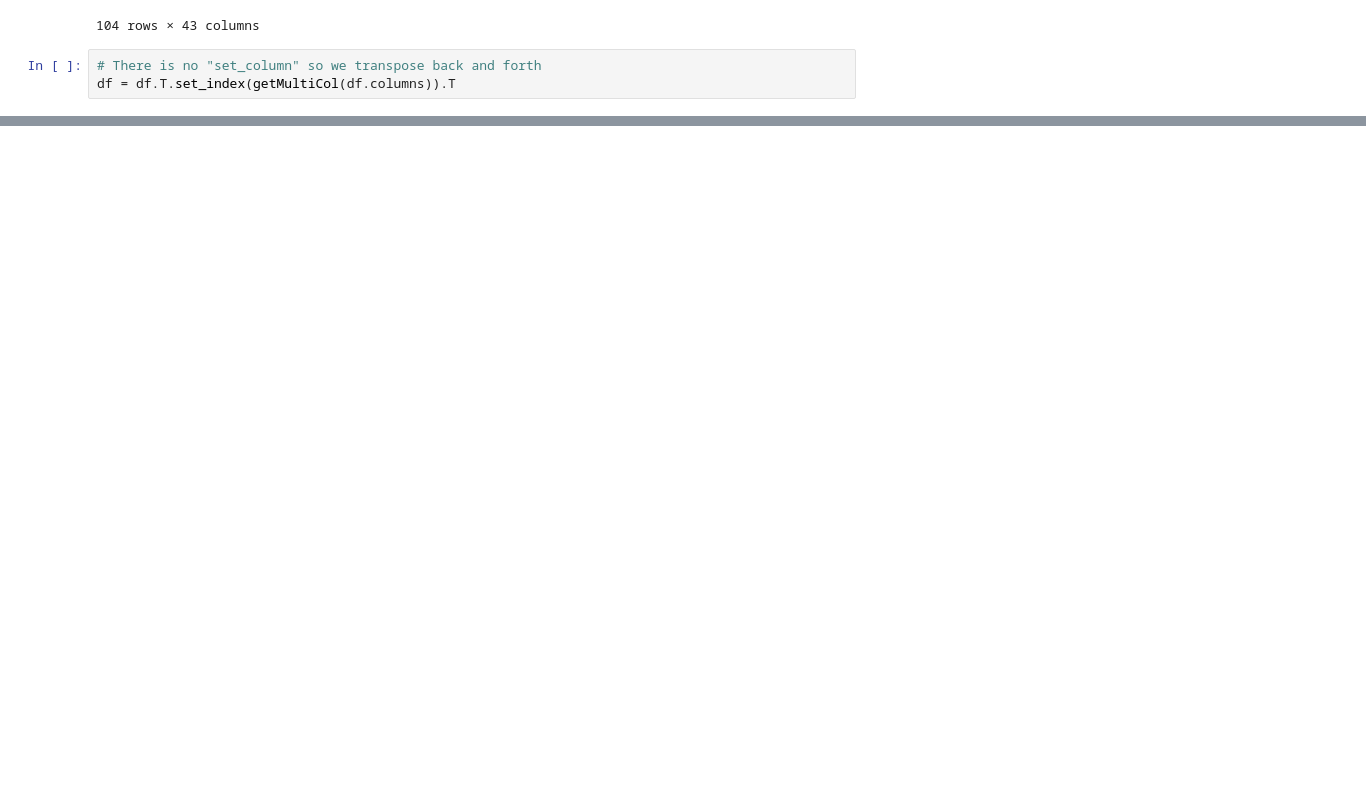
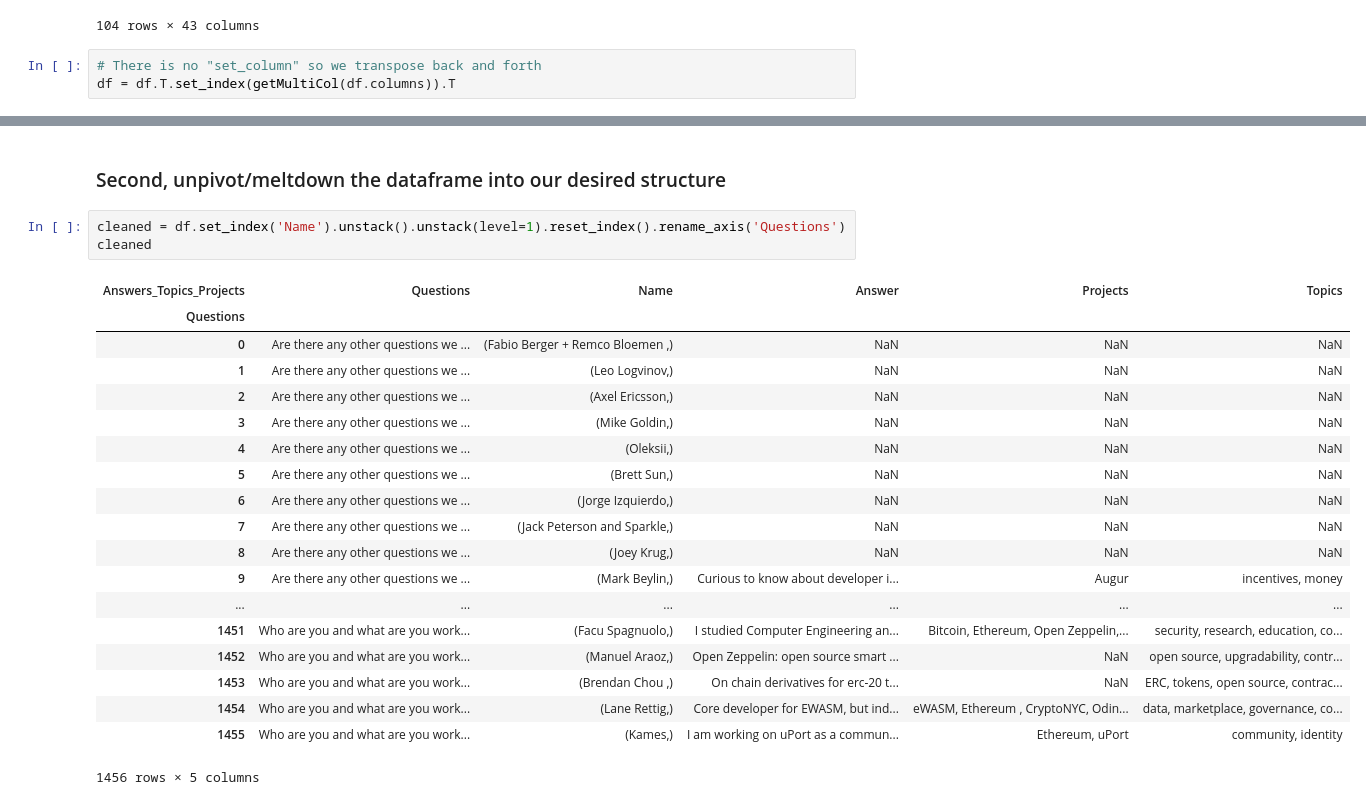
Before and after one commit to status-im/datasets, a Jupyter notebook: 201807_ETHPrize/ETHPrize_tagged_data_analysis.ipynb, the cells around one changed output, grey strips where cells are left out. Cells and saved outputs as stored; diff of their text form; blank space fills up the shorter version.

```diff
--- a/201807_ETHPrize/ETHPrize_tagged_data_analysis.ipynb
+++ b/201807_ETHPrize/ETHPrize_tagged_data_analysis.ipynb
@@ -111,0 +107,25 @@ df.head(10)
+# %% [markdown]
+### Second, unpivot/meltdown the dataframe into our desired structure
+# %%
+cleaned = df.set_index('Name').unstack().unstack(level=1).reset_index().rename_axis('Questions')
+cleaned
+# %% [output]
+| Answers_Topics_Projects | Questions | Name | Answer | Projects | Topics |
+| Questions |  |  |  |  |  |
+| 0 | Are there any other questions we ... | (﻿Fabio Berger + Remco Bloemen ,) | NaN | NaN | NaN |
+| 1 | Are there any other questions we ... | (﻿Leo Logvinov,) | NaN | NaN | NaN |
+| 2 | Are there any other questions we ... | (﻿Axel Ericsson,) | NaN | NaN | NaN |
+| 3 | Are there any other questions we ... | (﻿Mike Goldin,) | NaN | NaN | NaN |
+| 4 | Are there any other questions we ... | (﻿Oleksii,) | NaN | NaN | NaN |
+| 5 | Are there any other questions we ... | (﻿Brett Sun,) | NaN | NaN | NaN |
+| 6 | Are there any other questions we ... | (﻿Jorge Izquierdo,) | NaN | NaN | NaN |
+| 7 | Are there any other questions we ... | (﻿Jack Peterson and Sparkle,) | NaN | NaN | NaN |
+| 8 | Are there any other questions we ... | (﻿Joey Krug,) | NaN | NaN | NaN |
+| 9 | Are there any other questions we ... | (﻿Mark Beylin,) | Curious to know about developer i... | Augur | incentives, money |
+| ... | ... | ... | ... | ... | ... |
+| 1451 | Who are you and what are you work... | (﻿Facu Spagnuolo,) | I studied Computer Engineering an... | Bitcoin, Ethereum, Open Zeppelin,... | security, research, education, co... |
+| 1452 | Who are you and what are you work... | (﻿Manuel Araoz,) | Open Zeppelin: open source smart ... | NaN | open source, upgradability, contr... |
+| 1453 | Who are you and what are you work... | (﻿Brendan Chou ,) | On chain derivatives for erc-20 t... | NaN | ERC, tokens, open source, contrac... |
+| 1454 | Who are you and what are you work... | (﻿Lane Rettig,) | Core developer for EWASM, but ind... | eWASM, Ethereum , CryptoNYC, Odin... | data, marketplace, governance, co... |
+| 1455 | Who are you and what are you work... | (﻿Kames,) | I am working on uPort as a commun... | Ethereum, uPort | community, identity |
+1456 rows × 5 columns
```
Also changed, not shown: parts of 7 cells of this notebook.
